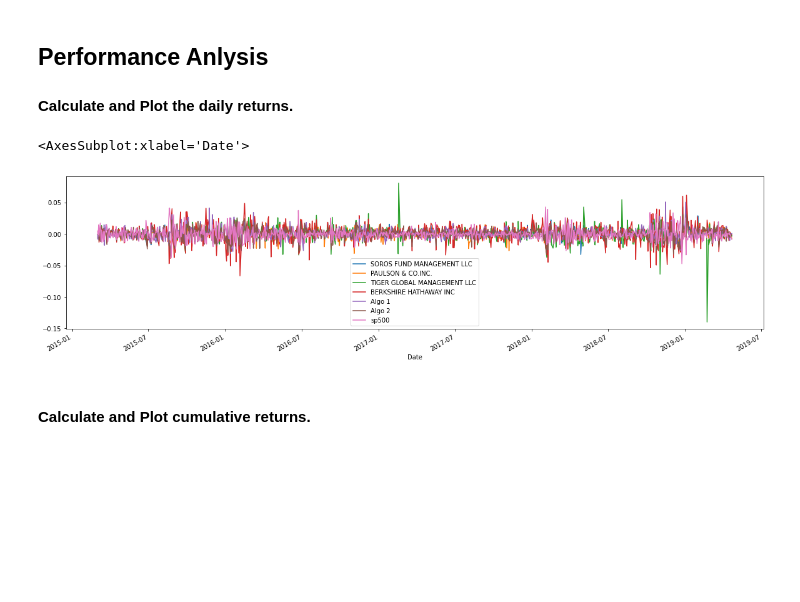
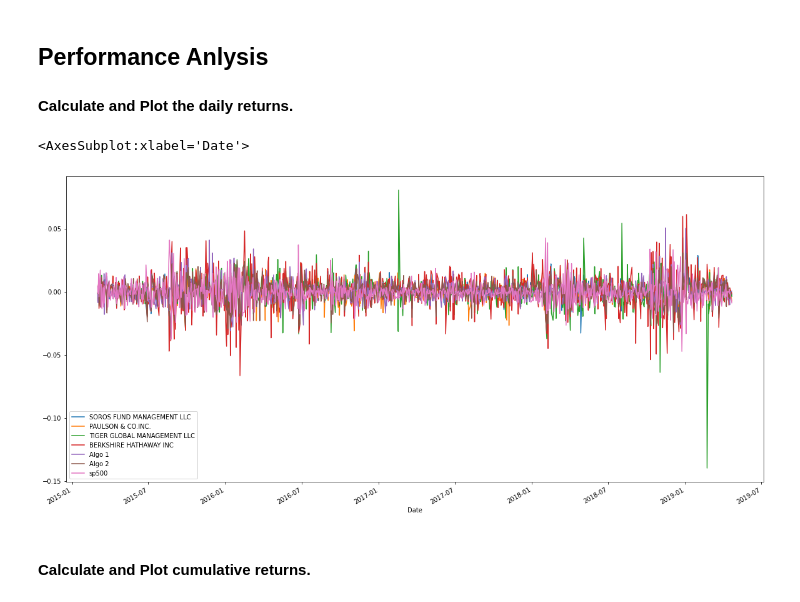
Before and after one commit to mmsaki/whale_portfolio, a Jupyter notebook: whale_analysis.ipynb, the cells around one changed output. Saved outputs shown, nothing was run; the diff lists cells and outputs as text; code cells hidden in the pictures; blank space fills up the shorter version.

```diff
--- a/whale_analysis.ipynb
+++ b/whale_analysis.ipynb
@@ -132,8 +120,8 @@ sp500_df2.head()
 | 2019-04-16 | 2907.06 |
 # %%
 # Calculate Daily Returns
-daily_returns = sp500_df2.pct_change()
-daily_returns.head()
+sp500_returns = sp500_df2.pct_change()
+sp500_returns.head()
 # %% [output]
 |  | Close |
 | Date |  |
@@ -156,0 +133,4 @@ daily_returns.head()
+# %%
+# Drop nulls
+sp500_returns.dropna(inplace=True)
+sp500_returns.isnull().sum()
@@ -157,7 +140,7 @@ daily_returns.head()
 # %%
 # Rename `Close` Column to be specific to this portfolio.
-sp500_df3 = daily_returns.rename(columns = {'Close':'sp500'})
-sp500_df3.head()
+sp500_returns.columns =['sp500']
+sp500_returns.head()
 # %% [output]
 |  | sp500 |
 | Date |  |
@@ -170,8 +153,8 @@ sp500_df3.head()
 ## Combine Whale, Algorithmic, and S&P 500 Returns
 # %%
 # Join Whale Returns, Algorithmic Returns, and the S&P 500 Returns into a single DataFrame with columns for each portfolio's returns. pd.concat()
-combined_df = pd.concat([whale_df2, algo_df2, sp500_df3] ,join='inner',axis=1)
-combined_df.head()
+combined_returns = pd.concat([whale_returns, algo_returns, sp500_returns] ,join='inner',axis=1)
+combined_returns.head()
 # %% [output]
 |  | SOROS FUND MANAGEMENT LLC | PAULSON & CO.INC. | TIGER GLOBAL MANAGEMENT LLC | BERKSHIRE HATHAWAY INC | Algo 1 | Algo 2 | ... |
 | Date |  |  |  |  |  |  | ... |
@@ -192,10 +175,10 @@ In this section, you will calculate and visualize performance and risk metrics f
 #### Calculate and Plot the daily returns.
 # %%
 # Plot daily returns of all portfolios
-combined_df.plot(figsize=(20,5))
+combined_returns.plot(figsize=(20,10))
 # %% [output]
 <AxesSubplot:xlabel='Date'>
-[figure, old version]
+[figure, new version]
 # %% [markdown]
 #### Calculate and Plot cumulative returns.
 # %%
```
Also changed, not shown: parts of 16 cells of this notebook, 1 other file.
